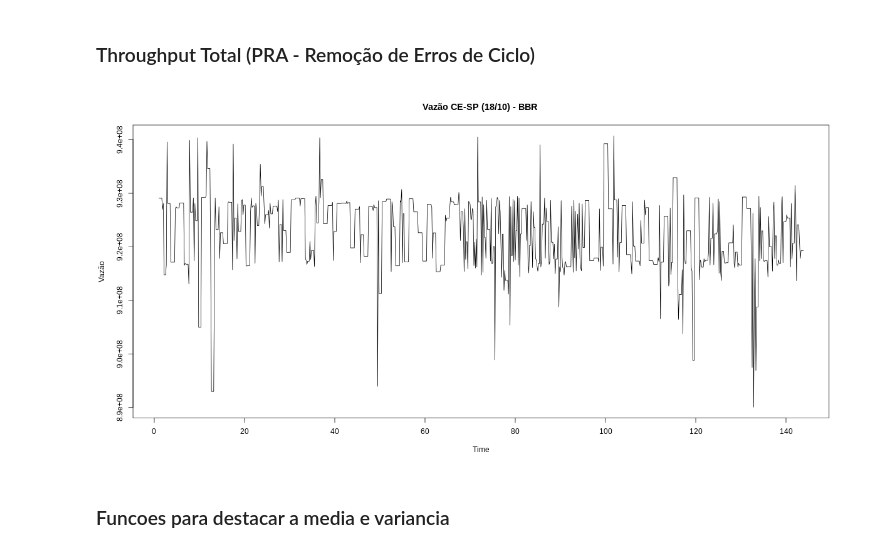
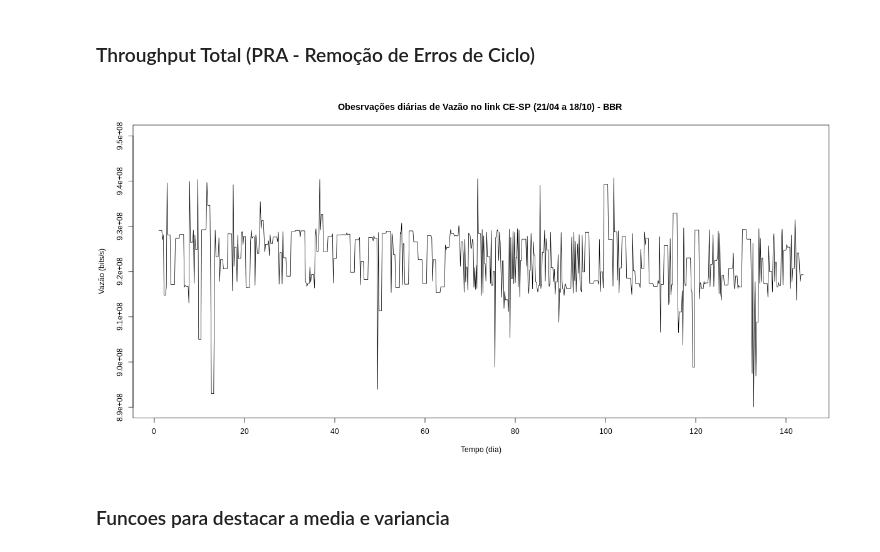
Before and after one commit to LarcesUece/UECE-RNP-PMon2022, a Jupyter notebook: Analise_BBR_Esmond_VazaoFINAL.ipynb, the cells around one changed output. Cells and saved outputs as stored; diff of their text form; code cells hidden in the pictures.

```diff
--- a/Analise_BBR_Esmond_VazaoFINAL.ipynb
+++ b/Analise_BBR_Esmond_VazaoFINAL.ipynb
@@ -102,13 +102,14 @@ TS = TS.drop(196)
 # %%
 %%R -i TS -h 600 -w 1200
 
 TS_R = TS
 
-TSbbr = ts(TS_R[,2], start = c(1, 1), frequency = 6)
+TSbbr = ts(TS_R[,2], start = c(1,1), frequency = 6)
 
-plot(TSbbr, main = "Vazão CE-SP (18/10) - BBR ", ylab = "Vazão")
+plot(TSbbr, main = "Obesrvações diárias de Vazão no link CE-SP (21/04 a 18/10) - BBR ", ylab = "Vazão (bits/s)",
+     xlab = "Tempo (dia)", ylim = c(890000000, 950000000))
 # %% [output]
-[figure, old version]
+[figure, new version]
 # %% [markdown]
 ### Funcoes para destacar a media e variancia
 # %%
```
Also changed, not shown: parts of 37 cells of this notebook.
